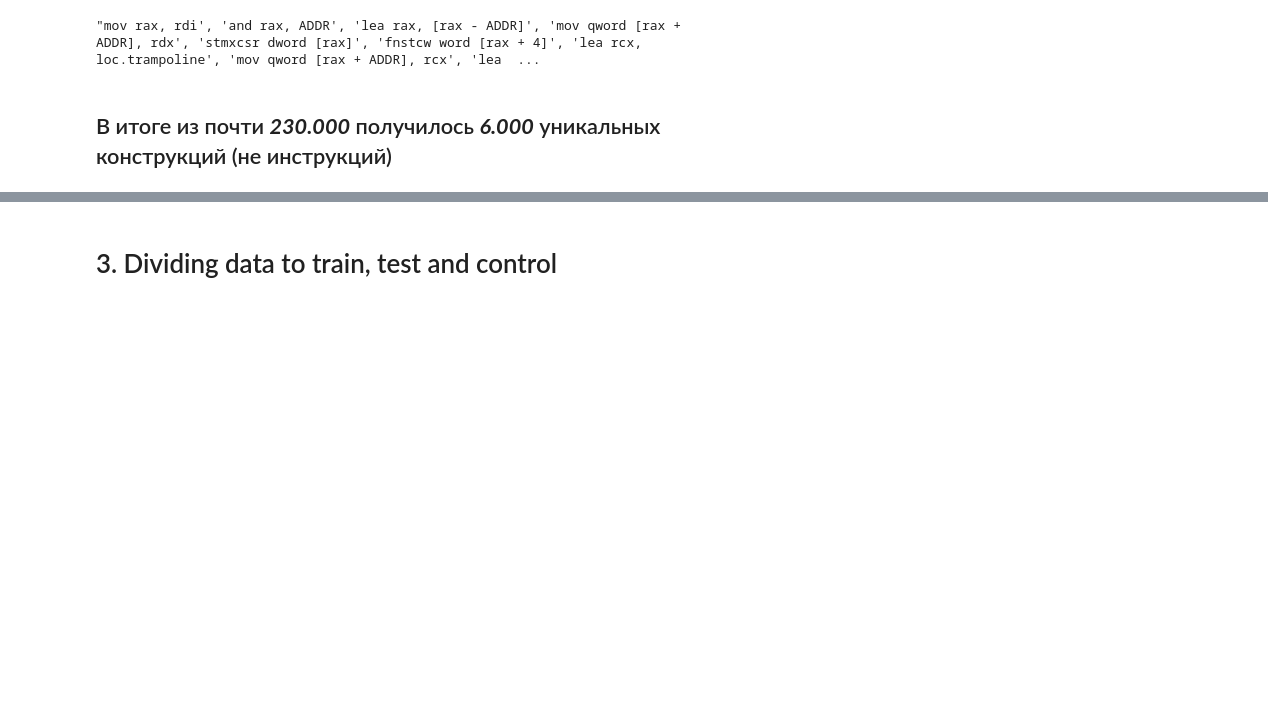
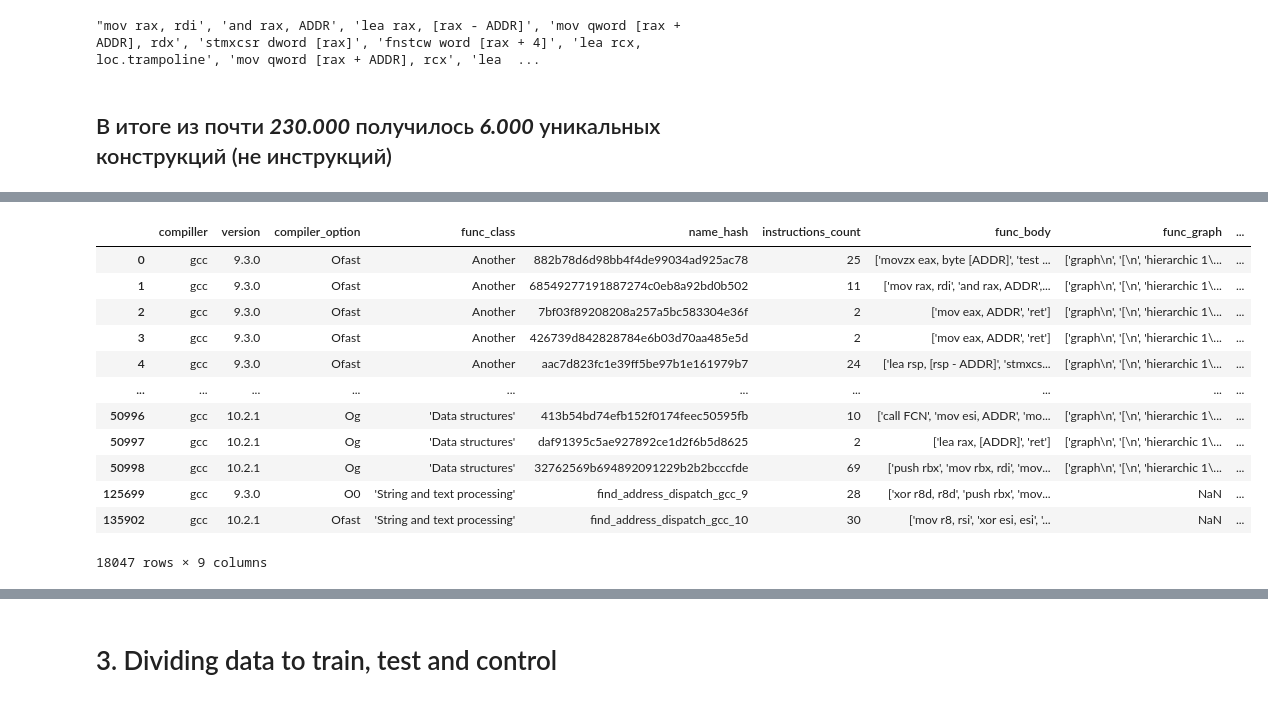
Before and after one commit to HSchoolboyEr/WhatThisFuncDo, a Jupyter notebook: tools/linear_models/EDA_train_test_split.ipynb, the cells around one changed output, grey strips where cells are left out. Drawn from its saved outputs; the diff is of its cells as text; code cells hidden in the pictures; blank space fills up the shorter version.

```diff
--- a/tools/linear_models/EDA_train_test_split.ipynb
+++ b/tools/linear_models/EDA_train_test_split.ipynb
@@ -309,0 +309,23 @@ df_short["func_body"][1]
+# %%
+def operators_getter(text):
+    result = []
+    for asm_line in text.split('\''):
+        if asm_line.strip() != "," and asm_line.strip() != "[" and asm_line.strip() != "]":
+            asm_line = [x for x in asm_line.split(' ')]
+            result.append(asm_line[0])
+    return ' '.join(result)
+
+
+def operands_getter(text):
+    result = []
+    for asm_line in text.split('\''):
+        if asm_line.strip() != "," and asm_line.strip() != "[" and asm_line.strip() != "]":
+            asm_line = [x.strip(',') for x in asm_line.split(' ')]
+            result = [*result, *asm_line[1:]]
+    return ' '.join(result)
+
+
+
+#df_short["operators"] = df_short["func_body"].map(lambda txt: operators_getter(txt))
+
+df_short["operands"] = df_short["func_body"].map(lambda txt: operands_getter(txt))
@@ -309,0 +338,16 @@ df_short["func_body"][1]
+# %%
+df_short
+# %% [output]
+|  | compiller | version | compiler_option | func_class | name_hash | instructions_count | func_body | func_graph | ... |
+| 0 | gcc | 9.3.0 | Ofast | Another | 882b78d6d98bb4f4de99034ad925ac78 | 25 | ['movzx eax, byte [ADDR]', 'test ... | ['graph\n', '[\n', 'hierarchic 1\... | ... |
+| 1 | gcc | 9.3.0 | Ofast | Another | 68549277191887274c0eb8a92bd0b502 | 11 | ['mov rax, rdi', 'and rax, ADDR',... | ['graph\n', '[\n', 'hierarchic 1\... | ... |
+| 2 | gcc | 9.3.0 | Ofast | Another | 7bf03f89208208a257a5bc583304e36f | 2 | ['mov eax, ADDR', 'ret'] | ['graph\n', '[\n', 'hierarchic 1\... | ... |
+| 3 | gcc | 9.3.0 | Ofast | Another | 426739d842828784e6b03d70aa485e5d | 2 | ['mov eax, ADDR', 'ret'] | ['graph\n', '[\n', 'hierarchic 1\... | ... |
+| 4 | gcc | 9.3.0 | Ofast | Another | aac7d823fc1e39ff5be97b1e161979b7 | 24 | ['lea rsp, [rsp - ADDR]', 'stmxcs... | ['graph\n', '[\n', 'hierarchic 1\... | ... |
+| ... | ... | ... | ... | ... | ... | ... | ... | ... | ... |
+| 50996 | gcc | 10.2.1 | Og | 'Data structures' | 413b54bd74efb152f0174feec50595fb | 10 | ['call FCN', 'mov esi, ADDR', 'mo... | ['graph\n', '[\n', 'hierarchic 1\... | ... |
+| 50997 | gcc | 10.2.1 | Og | 'Data structures' | daf91395c5ae927892ce1d2f6b5d8625 | 2 | ['lea rax, [ADDR]', 'ret'] | ['graph\n', '[\n', 'hierarchic 1\... | ... |
+| 50998 | gcc | 10.2.1 | Og | 'Data structures' | 32762569b694892091229b2b2bcccfde | 69 | ['push rbx', 'mov rbx, rdi', 'mov... | ['graph\n', '[\n', 'hierarchic 1\... | ... |
+| 125699 | gcc | 9.3.0 | O0 | 'String and text processing' | find_address_dispatch_gcc_9 | 28 | ['xor r8d, r8d', 'push rbx', 'mov... | NaN | ... |
+| 135902 | gcc | 10.2.1 | Ofast | 'String and text processing' | find_address_dispatch_gcc_10 | 30 | ['mov r8, rsi', 'xor esi, esi', '... | NaN | ... |
+18047 rows × 9 columns
```
Also changed, not shown: parts of 15 cells of this notebook, 7 other files.
